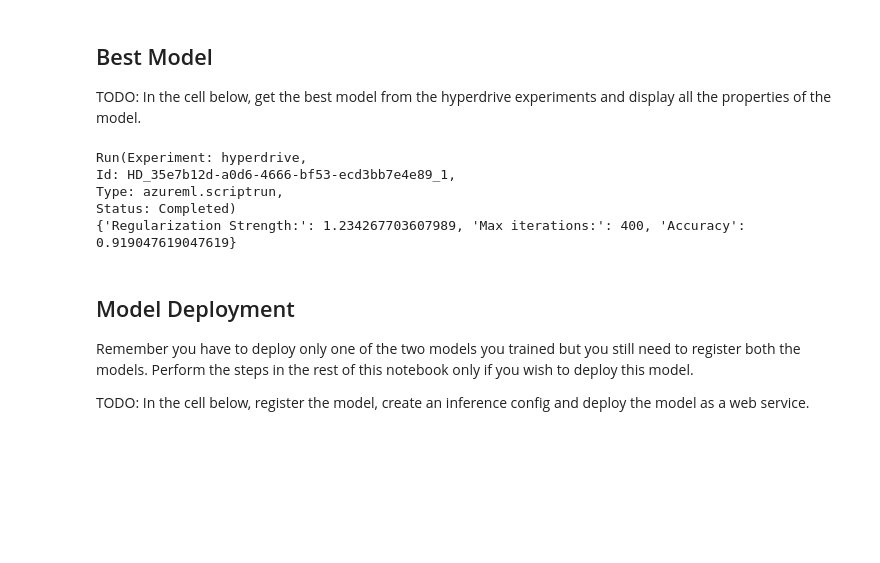
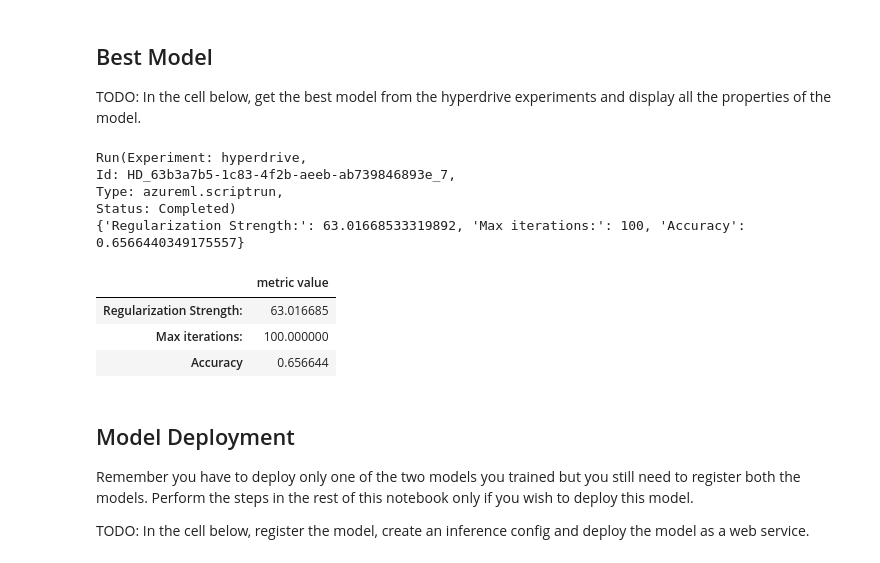
Before and after one commit to przemekbil/AZMLND_Capstone_Project, a Jupyter notebook: hyperparameter_tuning.ipynb, the cells around one changed output. Cells and saved outputs as stored; diff of their text form; code cells hidden in the pictures; blank space fills up the shorter version.

```diff
--- a/hyperparameter_tuning.ipynb
+++ b/hyperparameter_tuning.ipynb
@@ -52,18 +54,18 @@ early_termination_policy = BanditPolicy(slack_factor=0.05, evaluation_interval=5
 #TODO: Create the different params that you will be using during training
 param_sampling = RandomParameterSampling({
     "--C": loguniform(-10, 10),
-    "--max_iter": choice(100,200,400)
+    "--max_iter": choice(50,100,200,400)
 })
 
 #TODO: Create your estimator and hyperdrive config
-estimator = SKLearn("./", compute_target=cpu_cluster, entry_script="train.py")
+estimator = SKLearn("./", compute_target=cpu_cluster, entry_script="./source_dir/train.py")
 
 hyperdrive_run_config = HyperDriveConfig(hyperparameter_sampling=param_sampling,
                                     estimator=estimator,
                                     policy=early_termination_policy,
                                     primary_metric_name="Accuracy",
                                     primary_metric_goal=PrimaryMetricGoal.MAXIMIZE,
-                                    max_total_runs=8)
+                                    max_total_runs=20)
 # %% [output]
 WARNING:azureml.train.sklearn:'SKLearn' estimator is deprecated. Please use 'ScriptRunConfig' from 'azureml.core.script_run_config' with your own defined environment or the AzureML-Tutorial curated en ...
 WARNING:azureml.core.environment:'enabled' is deprecated. Please use the azureml.core.runconfig.DockerConfiguration object with the 'use_docker' param instead.
@@ -104,10 +106,18 @@ best_model=best_run.register_model(model_name="hdr", model_path='./outputs/',
 best_run.download_file(best_run.get_file_names()[-1], output_file_path='./outputs/')
 # %% [output]
 Run(Experiment: hyperdrive,
-Id: HD_35e7b12d-a0d6-4666-bf53-ecd3bb7e4e89_1,
+Id: HD_63b3a7b5-1c83-4f2b-aeeb-ab739846893e_7,
 Type: azureml.scriptrun,
 Status: Completed)
-{'Regularization Strength:': 1.234267703607989, 'Max iterations:': 400, 'Accuracy': 0.919047619047619}
+{'Regularization Strength:': 63.01668533319892, 'Max iterations:': 100, 'Accuracy': 0.6566440349175557}
+# %%
+metrics = pd.DataFrame.from_dict(best_run_metric, orient='index', columns=['metric value'])
+metrics
+# %% [output]
+|  | metric value |
+| Regularization Strength: | 63.016685 |
+| Max iterations: | 100.000000 |
+| Accuracy | 0.656644 |
 # %% [markdown]
 ## Model Deployment
 
```
Also changed, not shown: parts of 6 cells of this notebook, 2 other files.
